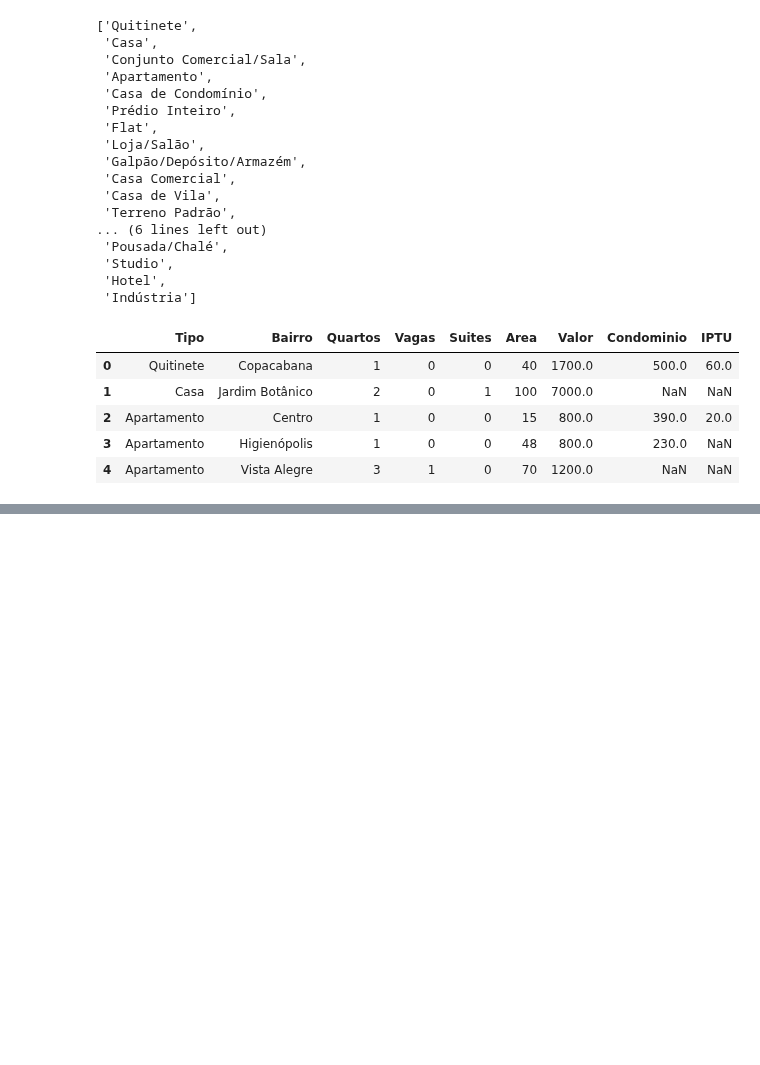
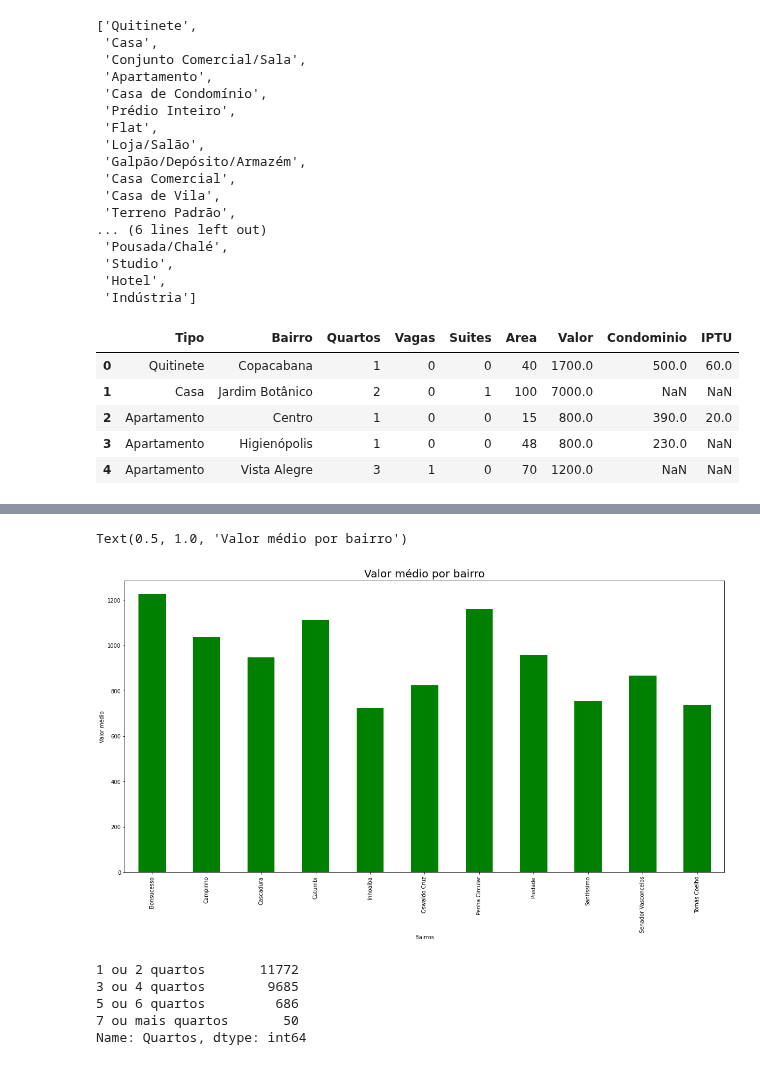
Before and after one commit to renatosayyed-eng/DataScience, a Jupyter notebook: Python para Data Science/Advancing in Pandas/Processing_And_Analyzing_Data.ipynb, the cells around one changed output, grey strips where cells are left out. Cells and saved outputs as stored; diff of their text form; code cells hidden in the pictures; blank space fills up the shorter version.

```diff
--- a/Python para Data Science/Advancing in Pandas/Processing_And_Analyzing_Data.ipynb
+++ b/Python para Data Science/Advancing in Pandas/Processing_And_Analyzing_Data.ipynb
@@ -174,0 +382,7 @@ data_residential.head()
+# %%
+# Generalizing Property Types
+# Alternative
+# data_residential['Tipo agregado'] = data_residential['Tipo'].map({'Quitinete': 'Apartamento', 'Casa': 'Casa', 'Apartamento': 'Apartamento', 'Casa de Condomínio': 'Casa', 'Casa de Vila': 'Casa', 'Flat': 'Apartamento', 'Loft': 'Apartamento'})
+apartments = ['Quitinete', 'Apartamento', 'Flat', 'Loft']
+data_residential['Tipo agregado'] = data_residential['Tipo'].apply(lambda x: 'Apartamento' if x in apartments else 'Casa')
+data_residential.head()
@@ -174,0 +428,3 @@ data_residential.head()
+# %%
+data_residential.drop(['Valor Total', 'Valor Bruto m2'], axis = 1, inplace = True)
+data_residential.head()
@@ -174,0 +442,8 @@ data_residential.head()
+# %%
+bairros = ['Inhoaíba', 'Tomás Coelho', 'Oswaldo Cruz', 'Bonsucesso',
+        'Catumbi', 'Senador Vasconcelos', 'Santíssimo', 'Cascadura',
+        'Piedade', 'Campinho', 'Penha Circular']
+
+selecao = data_residential['Bairro'].isin(bairros)
+aux = data_residential[selecao]
+aux['Bairro'].drop_duplicates(keep = 'first')
@@ -174,0 +463,3 @@ data_residential.head()
+# %%
+group_bairro = aux.groupby('Bairro')
+group_bairro.groups
@@ -174,0 +518,19 @@ data_residential.head()
+# %%
+fig = group_bairro['Valor'].mean().plot.bar(color = 'Green')
+fig.set_xlabel('Bairros')
+fig.set_ylabel('Valor médio')
+fig.set_title('Valor médio por bairro', fontsize = 20)
+# %% [output]
+Text(0.5, 1.0, 'Valor médio por bairro')
+[figure, added]
+# %%
+# Amount of dormitories - Frequency
+classes = [0,2,4,6,50]
+quartos = pd.cut(data_residential['Quartos'], classes, labels=['1 ou 2 quartos', '3 ou 4 quartos', '5 ou 6 quartos','7 ou mais quartos'])
+quartos.value_counts()
+# %% [output]
+1 ou 2 quartos       11772
+3 ou 4 quartos        9685
+5 ou 6 quartos         686
+7 ou mais quartos       50
+Name: Quartos, dtype: int64
```
Also changed, not shown: parts of 65 cells of this notebook, 3 other files.
